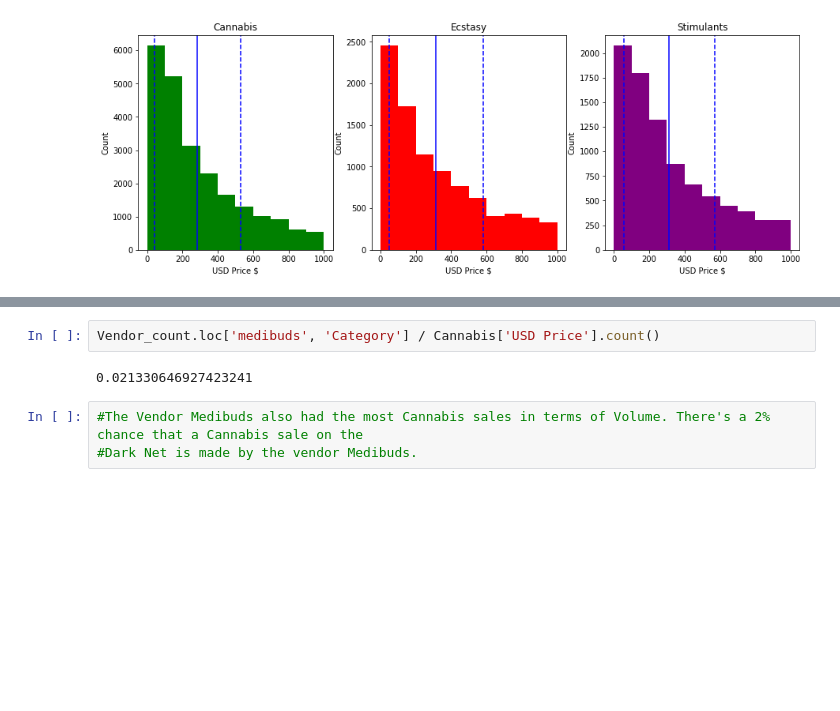
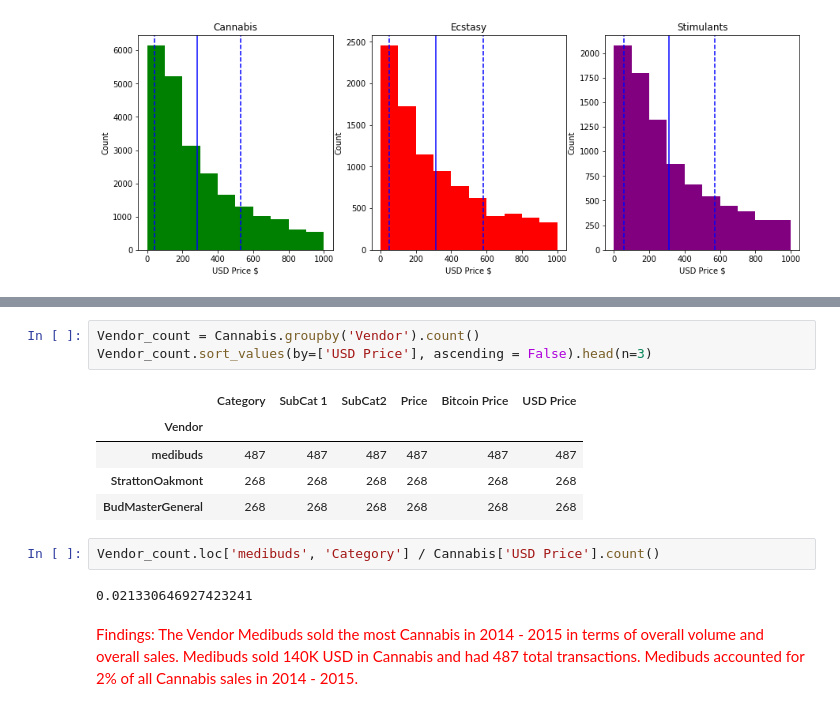
Before and after one commit to ccraig88/Dark-Net, a Jupyter notebook: Dark Net.ipynb, the cells around one changed output, grey strips where cells are left out. Saved outputs shown, nothing was run; the diff lists cells and outputs as text; blank space fills up the shorter version.

```diff
--- a/Dark Net.ipynb
+++ b/Dark Net.ipynb
@@ -238,7 +191,15 @@ Vendor_count.sort_values(by=['USD Price'], ascending = False)
+# %%
+Vendor_count = Cannabis.groupby('Vendor').count()
+Vendor_count.sort_values(by=['USD Price'], ascending = False).head(n=3)
+# %% [output]
+|  | Category | SubCat 1 | SubCat2 | Price | Bitcoin Price | USD Price |
+| Vendor |  |  |  |  |  |  |
+| medibuds | 487 | 487 | 487 | 487 | 487 | 487 |
+| StrattonOakmont | 268 | 268 | 268 | 268 | 268 | 268 |
+| BudMasterGeneral | 268 | 268 | 268 | 268 | 268 | 268 |
 # %%
 Vendor_count.loc['medibuds', 'Category'] / Cannabis['USD Price'].count()
 # %% [output]
 0.021330646927423241
-# %%
-#The Vendor Medibuds also had the most Cannabis sales in terms of Volume. There's a 2% chance that a Cannabis sale on the
-#Dark Net is made by the vendor Medibuds.
+# %% [markdown]
+<font color = red>Findings: The Vendor Medibuds sold the most Cannabis in 2014 - 2015 in terms of overall volume and overall sales. Medibuds sold 140K USD in Cannabis and had 487 total transactions. Medibuds accounted for 2% of all Cannabis sales in 2014 - 2015. </font>
```
Also changed, not shown: parts of 22 cells of this notebook.
